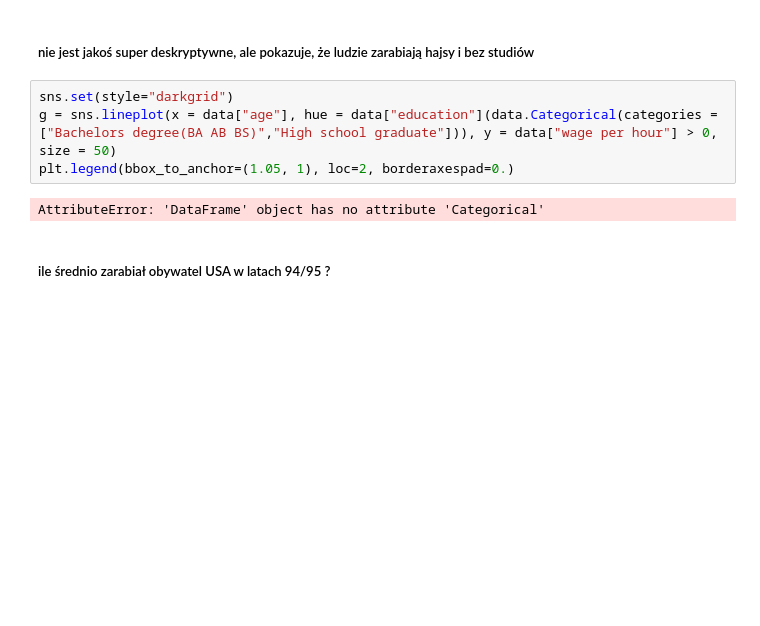
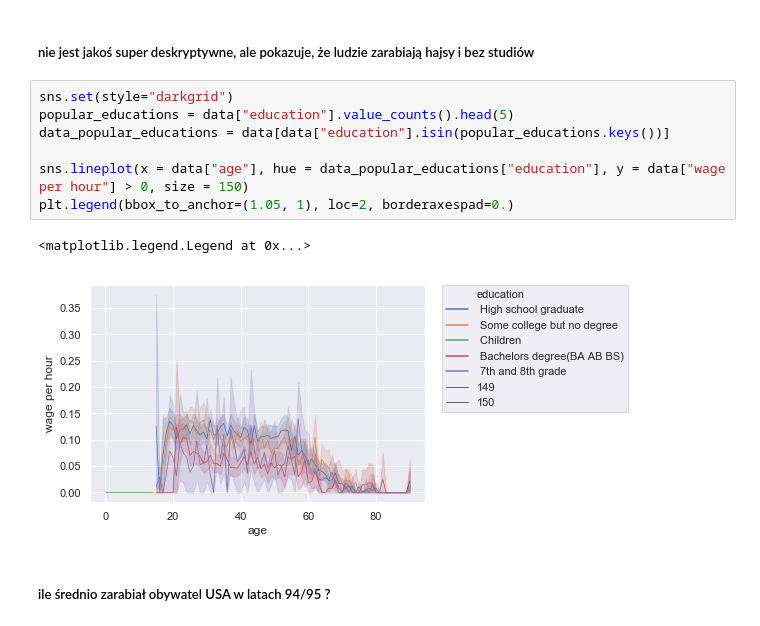
Before and after one commit to huntekah/Warsztaty_Big_Data_Allegro_Lidl, a Jupyter notebook: Warsztaty_Big_Data_Allegro_Lidl.ipynb, the cells around one changed output. Saved outputs shown, nothing was run; the diff lists cells and outputs as text; blank space fills up the shorter version.

Commit message:
Add some plots about wage per hour2

```diff
--- a/Warsztaty_Big_Data_Allegro_Lidl.ipynb
+++ b/Warsztaty_Big_Data_Allegro_Lidl.ipynb
@@ -60,10 +60,14 @@ sns.boxplot(x = "age", y = "class of worker", data = data)
 ##### nie jest jakoś super deskryptywne, ale pokazuje, że ludzie zarabiają hajsy i bez studiów
 # %%
 sns.set(style="darkgrid")
-g = sns.lineplot(x = data["age"], hue = data["education"](data.Categorical(categories = ["Bachelors degree(BA AB BS)","High school graduate"])), y = data["wage per hour"] > 0, size = 50)
+popular_educations = data["education"].value_counts().head(5)
+data_popular_educations = data[data["education"].isin(popular_educations.keys())]
+
+sns.lineplot(x = data["age"], hue = data_popular_educations["education"], y = data["wage per hour"] > 0, size = 150)
 plt.legend(bbox_to_anchor=(1.05, 1), loc=2, borderaxespad=0.)
 # %% [output]
-AttributeError: 'DataFrame' object has no attribute 'Categorical'
+<matplotlib.legend.Legend at 0x...>
+[figure, added]
 # %% [markdown]
 ##### ile średnio zarabiał obywatel USA w latach 94/95 ?
 # %%
```
Also changed, not shown: parts of 3 cells of this notebook.
